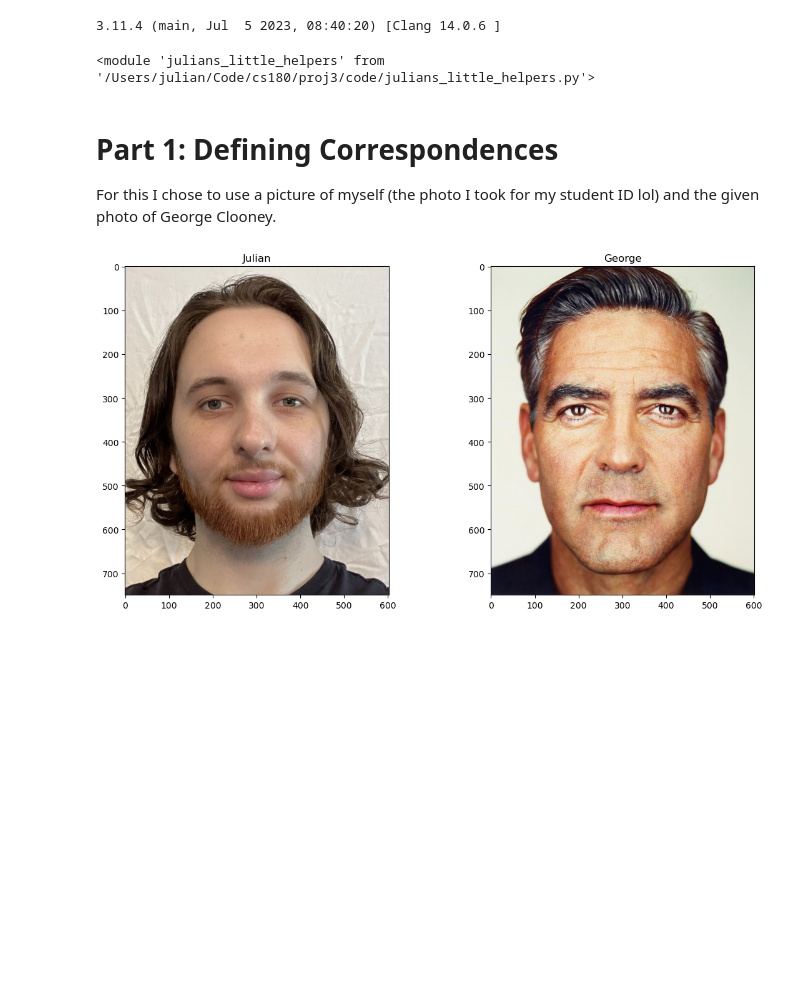
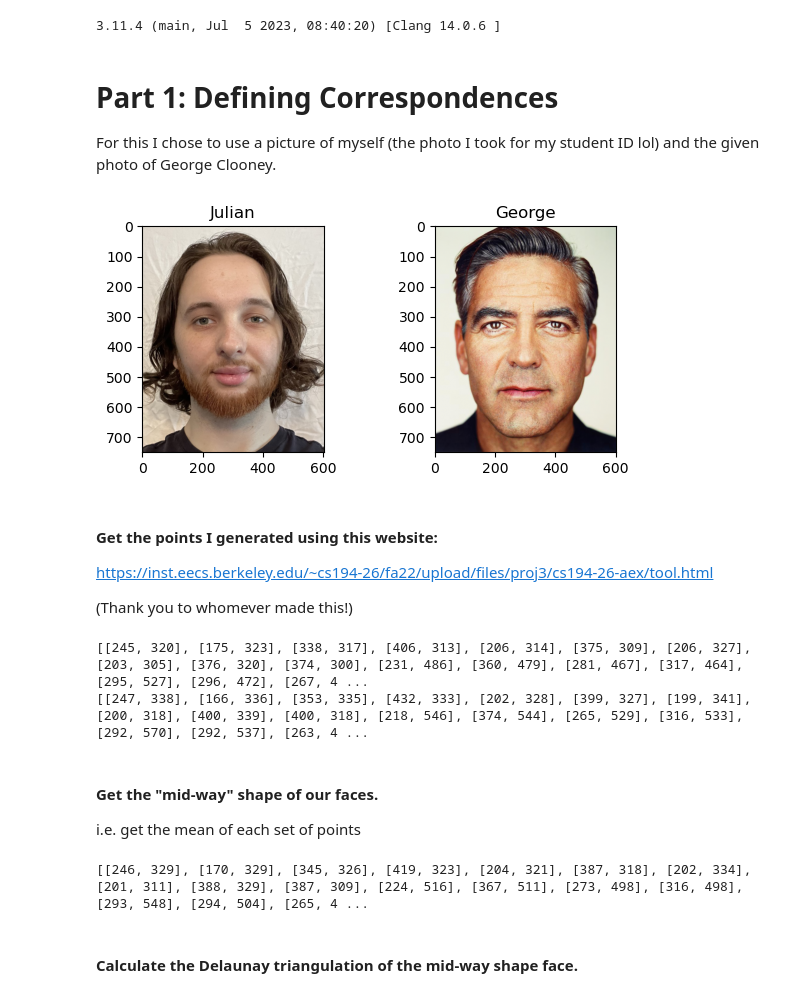
Before and after one commit to hackerzilla/cs180, a Jupyter notebook: proj3/code/main.ipynb, the cells around one changed output. Drawn from its saved outputs; the diff is of its cells as text; code cells hidden in the pictures; blank space fills up the shorter version.

Commit message:
Almost done with part 1. Just need to calculate Delaunay triangulation of midway points.

```diff
--- a/proj3/code/main.ipynb
+++ b/proj3/code/main.ipynb
@@ -19,15 +22,36 @@ from julians_little_helpers import *
-# %%
-# For reloading my helper functions when I make changes to them
-import importlib
-importlib.reload(julians_little_helpers)
-# %% [output]
-<module 'julians_little_helpers' from '/Users/julian/Code/cs180/proj3/code/julians_little_helpers.py'>
 # %% [markdown]
 # Part 1: Defining Correspondences
 For this I chose to use a picture of myself (the photo I took for my student ID lol) and the given photo of George Clooney.
 # %%
 julian = read_im('../data/julian_portrait.jpg')
 george = read_im('../data/george.jpg')
-Display2Images(julian, george, 'Julian', 'George')
+Display2Images(julian, george, 'Julian', 'George', 3)
 # %% [output]
-[figure, old version]
+[figure, new version]
+# %% [markdown]
+#### Get the points I generated using this website:
+https://inst.eecs.berkeley.edu/~cs194-26/fa22/upload/files/proj3/cs194-26-aex/tool.html
+
+(Thank you to whomever made this!)
+# %%
+# Import the correpsondence data
+julian_pts, george_pts = GetPointsFromJSON('../data/julian_portrait_george.json')
+print(julian_pts)
+print(george_pts)
+# %% [output]
+[[245, 320], [175, 323], [338, 317], [406, 313], [206, 314], [375, 309], [206, 327], [203, 305], [376, 320], [374, 300], [231, 486], [360, 479], [281, 467], [317, 464], [295, 527], [296, 472], [267, 4 ...
+[[247, 338], [166, 336], [353, 335], [432, 333], [202, 328], [399, 327], [199, 341], [200, 318], [400, 339], [400, 318], [218, 546], [374, 544], [265, 529], [316, 533], [292, 570], [292, 537], [263, 4 ...
+# %% [markdown]
+#### Get the "mid-way" shape of our faces.
+i.e. get the mean of each set of points
+# %%
+midway_pts = []
+for i in range(len(julian_pts)):
+    mean_point = [julian_pts[i][0] + george_pts[i][0], julian_pts[i][1] + george_pts[i][1]]
+    mean_point = [mean_point[0]//2, mean_point[1]//2]
+    midway_pts.append(mean_point)
+print(midway_pts)
+# %% [output]
+[[246, 329], [170, 329], [345, 326], [419, 323], [204, 321], [387, 318], [202, 334], [201, 311], [388, 329], [387, 309], [224, 516], [367, 511], [273, 498], [316, 498], [293, 548], [294, 504], [265, 4 ...
+# %% [markdown]
+#### Calculate the Delaunay triangulation of the mid-way shape face.
```
Also changed, not shown: parts of 2 cells of this notebook, 2 other files.
